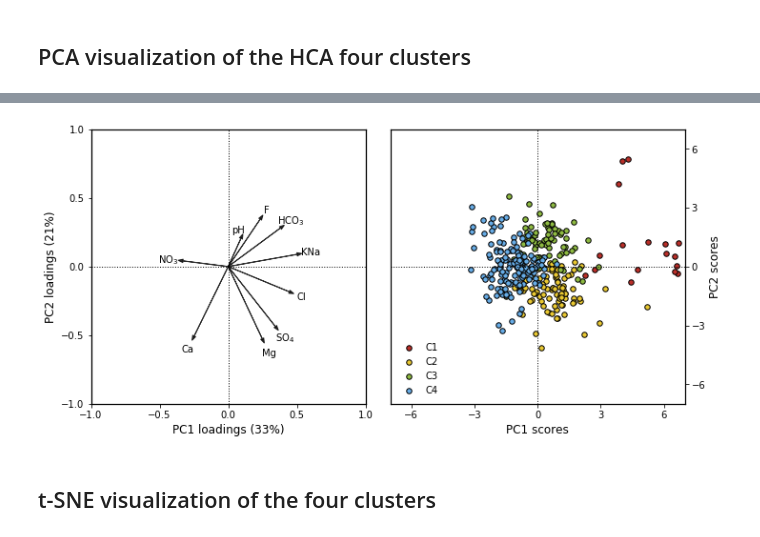
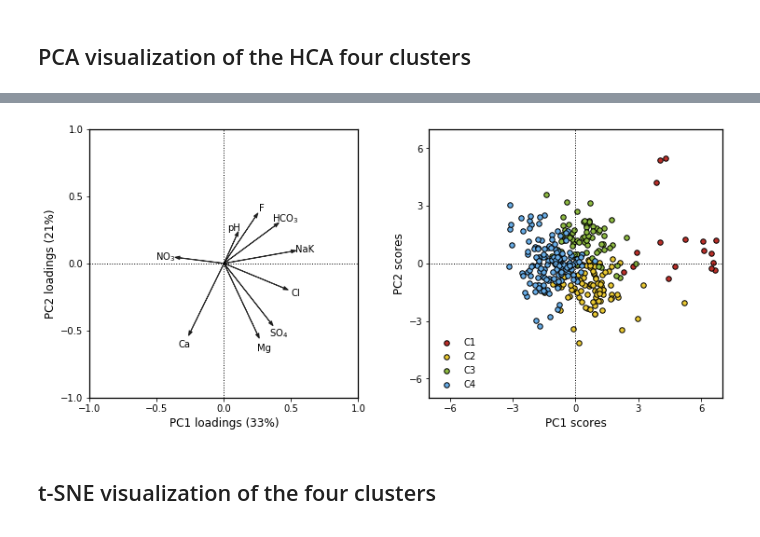
Before and after one commit to jyangfsu/clustering-Dagu, a Jupyter notebook: Dagu.ipynb, the cells around one changed output, grey strips where cells are left out. Saved outputs shown, nothing was run; the diff lists cells and outputs as text; code cells hidden in the pictures.

```diff
--- a/Dagu.ipynb
+++ b/Dagu.ipynb
@@ -84,7 +88,7 @@ plt.show()
 # %%
 # Parameters included for HCA including the ID
 pars = ['ID', 'ShortID', 'SY', 'SM', 'TDS', 'pH', 'Ca', 'Mg', 'K', 'Na', 'KNa', 'Cl','SO4','HCO3', 'NO3', 'F']
-df = raw_df[pars]
+df = raw_df[pars].copy()
 # %%
 # Check the charge balance error (CBE)
 Ca   = 40
@@ -97,11 +101,13 @@ HCO3 = 61
 NO3  = 62
 F    = 19
 
-df['Cations'] = df['Ca'] * 2 / Ca + df['Mg'] * 2 / Mg + df['K'] * 1 / K + df['Na'] * 1 / Na
-df['Anions'] = df['Cl'] * 1 / Cl + df['SO4'] * 2 / SO4 + df['HCO3'] * 1/ HCO3 + df['NO3'] * 1 / NO3 + df['F'] * 1 / 19
-df['CBE'] = abs((df['Cations'] - df['Anions']) / (df['Cations'] + df['Anions'])) * 100
+CBE_cations = df['Ca'] * 2 / Ca + df['Mg'] * 2 / Mg + df['K'] * 1 / K + df['Na'] * 1 / Na
 
-print("Number of samples with CBE greater than 10% is", sum(df['CBE']>=10))
-print('******************************************')
-print(df.loc[df['CBE']>=10, ['ShortID', 'SY', 'SM', 'CBE']])
+CBE_anions= df['Cl'] * 1 / Cl + df['SO4'] * 2 / SO4 + df['HCO3'] * 1/ HCO3 + df['NO3'] * 1 / NO3 + df['F'] * 1 / 19
+CBE = abs((CBE_Cations - CBE_anions) / (CBE_Cations + CBE_anions)) * 100
+
+print('--> Number of samples with CBE greater than 10% =', sum(CBE>=10))
+df['CBE'] = CBE
+
+df.loc[CBE>=10, ['ID', 'ShortID', 'SY', 'SM', 'CBE']]
 # %% [output]
@@ -462,12 +481,12 @@ pca = PCA(n_components=n_parameters, svd_solver='full').fit(rescaledX)
 X_pca = pca.fit_transform(rescaledX)
 
 # Plot the explained variance
-plt.figure(figsize=(10, 5))
+plt.figure(figsize=(8, 4))
 plt.bar([str(i) for i in range(1, 10)], pca.explained_variance_)
 # plt.axhline(y=1, color='grey', linestyle='-.')
-plt.xlabel('PCs')
-plt.ylabel('Eigenvalue')
-plt.title('Explained variance')
+plt.xlabel('Principal component ', fontsize=12)
+plt.ylabel('Eigenvalue', fontsize=12)
+#plt.title('Explained variance', fontsize=12)
 
 # Attach explained variance ratio above each bar
 for i in range(n_parameters):
@@ -477,7 +496,9 @@ for i in range(n_parameters):
                  xytext=(0, 0),
                  textcoords="offset points",
                  ha='center', va='bottom',
-                 rotation=0, fontsize=10)
-
+                 rotation=0, fontsize=12)
+plt.ylim([0, 3.5])
+plt.xticks([0, 1, 2, 3, 4, 5, 6, 7, 8], ['PC1', 'PC2', 'PC3', 'PC4', 'PC5', 'PC6', 'PC7', 'PC8', 'PC9'], fontsize=10)
+plt.text(8, 3.15, '(a)', fontsize=14)
 plt.show()
 # %% [output]
@@ -499,7 +520,7 @@ def biplot1(score, coeff, y, pars, df):
     ys = score[:,1]                  # projection on PC2
     n = coeff.shape[0]               # number of variables
 
-    fig = plt.figure(figsize=(11, 5))
+    fig = plt.figure(figsize=(12, 5))
     classes = np.unique(y)
     colors=['#BA2F29', '#E9C832', '#8EBA42', '#67ACE6']
     markers=['o','o','o', 'o']
@@ -536,6 +557,9 @@ def biplot1(score, coeff, y, pars, df):
 
     plt.xlabel("PC1 loadings (33%)", size=12)
     plt.ylabel("PC2 loadings (21%)", size=12)
+
+    #plt.text(0.75, 0.75, '(b)', fontsize=16)
+
     plt.xlim([-1,1])
     plt.ylim([-1,1])
     plt.xticks([-1, -0.5, 0, 0.5, 1])
@@ -552,8 +576,8 @@ def biplot1(score, coeff, y, pars, df):
     plt.axvline(x=0, linestyle=':', linewidth=1, color='k')
 
     ax = plt.gca()
-    ax.yaxis.tick_right()
-    ax.yaxis.set_label_position("right")
+    #ax.yaxis.tick_right()
+    #ax.yaxis.set_label_position("right")
 
     ax.spines['top'].set_linewidth(1.25)
     ax.spines['top'].set_color('k')
@@ -574,14 +598,15 @@ def biplot1(score, coeff, y, pars, df):
     plt.legend(loc='lower left', frameon=False)
 
     plt.tick_params(axis='both', which='both', labelsize=10)
-    plt.subplots_adjust(left=0.1, bottom=0.1, right=0.9, top=0.9, wspace=0.05, hspace=0.05)
+    plt.subplots_adjust(left=0.1, bottom=0.1, right=0.9, top=0.9, wspace=0.2, hspace=0.05)
+
 
     return
 # %%
 biplot1(X_pca[:, :2], np.transpose(pca.components_)[:, :2], cluster_ids,
-        ['pH', 'Ca', 'Mg', 'KNa', 'Cl', 'SO4', 'HCO3', 'NO3', 'F'],
+        ['pH', 'Ca', 'Mg', 'NaK', 'Cl', 'SO4', 'HCO3', 'NO3', 'F'],
         X_df)
 # %% [output]
-[figure, old version]
+[figure, new version]
 # %% [markdown]
 ## t-SNE visualization of the four clusters
```
Also changed, not shown: parts of 18 cells of this notebook, 1 other file.
